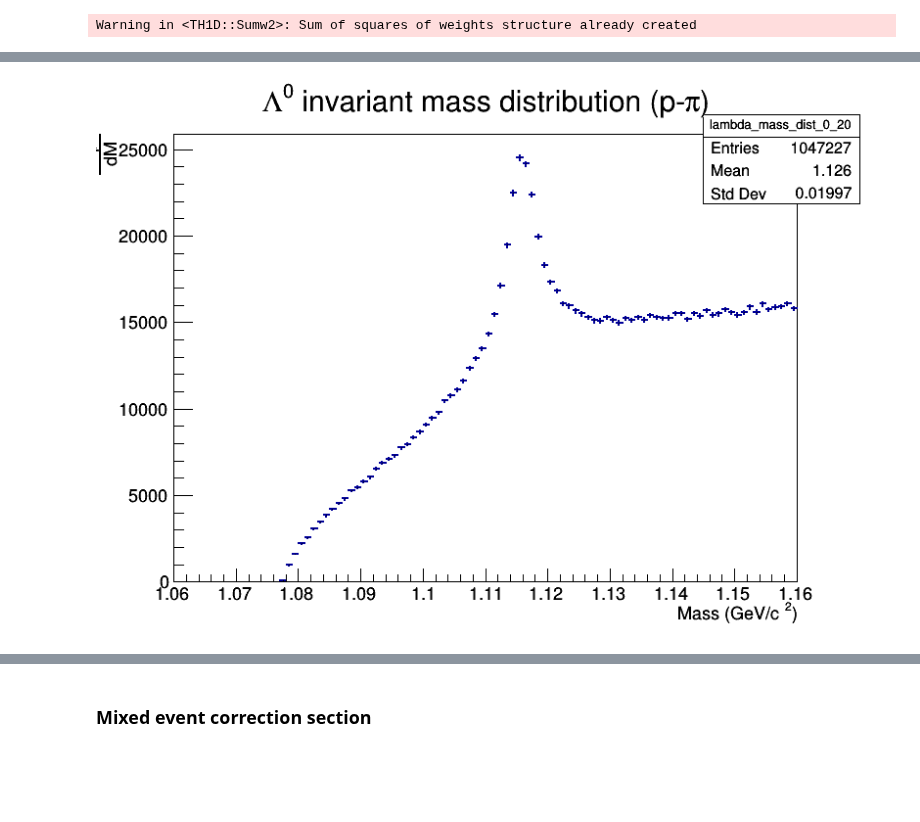
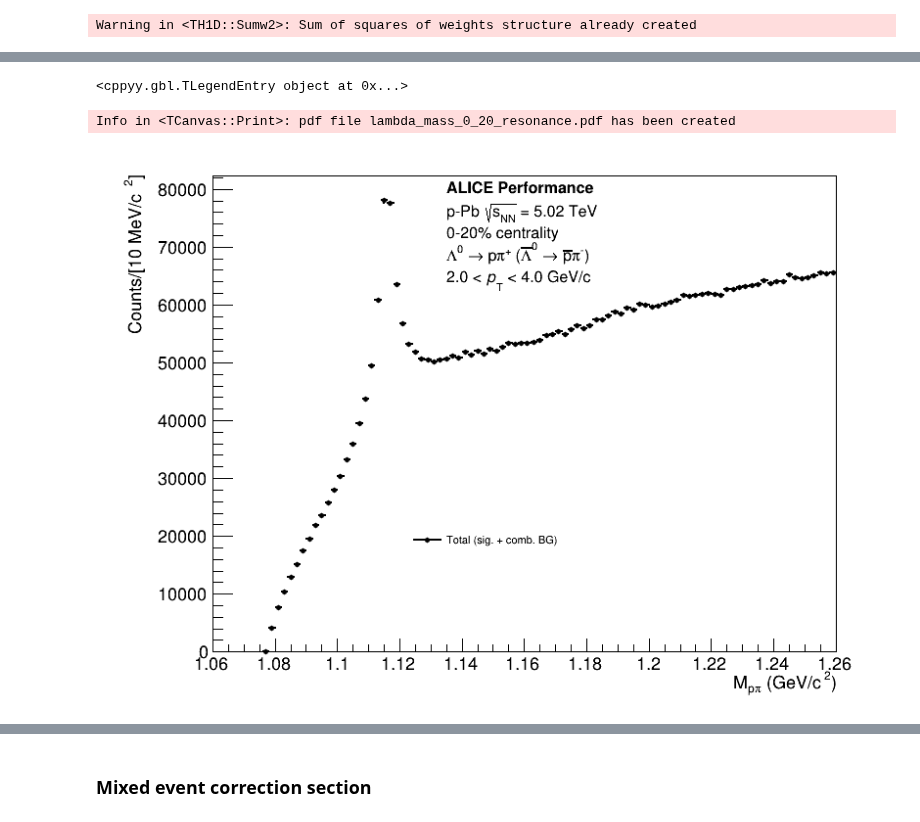
Before and after one commit to rhanniga/lambda-over-hadron, a Jupyter notebook: data/offline/full_offline_analysis.ipynb, the cells around one changed output, grey strips where cells are left out. Saved outputs shown, nothing was run; the diff lists cells and outputs as text; code cells hidden in the pictures; blank space fills up the shorter version.

```diff
--- a/data/offline/full_offline_analysis.ipynb
+++ b/data/offline/full_offline_analysis.ipynb
@@ -45,6 +49,6 @@ c = rt.TCanvas("main_canvas", "Main Canvas", 55, 55, 800, 600)
 # %% [markdown]
 # 0-20 setup
 # %%
-input_file_0_20 = rt.TFile("~/OneDrive/Research/Output/lambda-over-hadron/data/cent_0_20_v2.root")
+input_file_0_20 = rt.TFile("../online/res/res_correct_eff_cent_0_20.root")
 input_list_0_20 = input_file_0_20.Get("h-lambda")
 input_file_0_20.Close()
@@ -196,5 +239,49 @@ Warning in <TH1D::Sumw2>: Sum of squares of weights structure already created
+# %%
+mass_legend_0_20 = rt.TLegend(0.4, 0.2, 0.6, 0.4)
+mass_legend_0_20.SetTextSize(0.02)
+mass_legend_0_20.SetBorderSize(0)
+mass_legend_0_20.SetFillStyle(0)
+mass_legend_0_20.AddEntry(lambda_mass_dist_0_20, "Total (sig. + comb. BG)", "lp")
+# mass_legend_0_20.AddEntry(lambda_mass_ls_dist_0_20, "Like-sign p-#pi BG scaled to Total in RSB", "lp")
+# mass_legend_0_20.AddEntry(RSB_region, "RSB region: 1.20 < M_{p#pi} < 1.22", "f")
+# %% [output]
+<cppyy.gbl.TLegendEntry object at 0x...>
 # %%
 lambda_mass_dist_0_20.Draw()
+# lambda_mass_ls_dist_0_20.Draw("SAME")
+mass_legend_0_20.Draw("SAME")
+
+
+alice_data_label = rt.TLatex()
+alice_data_label.SetNDC()
+alice_data_label.SetTextSize(0.03)
+alice_data_label.SetTextAlign(13)
+alice_data_label.DrawLatex(0.45, 0.94, "ALICE Performance")
+alice_data_label.DrawLatex(0.45, 0.9, "#bf{p-Pb #sqrt{s_{NN}} = 5.02 TeV}")
+alice_data_label.DrawLatex(0.45, 0.86, "#bf{0-20% centrality}")
+alice_data_label.DrawLatex(0.45, 0.83, "#bf{#Lambda^{0} #rightarrow p#pi^{+} (#bar{#Lambda}^{0} #rightarrow #bar{p}#pi^{-})}")
+alice_data_label.DrawLatex(0.45, 0.78, "#bf{2.0 < #it{p}_{T} < 4.0 GeV/c}")
+
+
+# RSB_min_line = rt.TLine(RSB_MIN, 0, RSB_MIN, lambda_mass_dist_0_20.GetMaximum()*1.05)
+# RSB_min_line.SetLineColor(rt.kRed)
+# RSB_min_line.SetLineWidth(2)
+# RSB_min_line.SetLineStyle(2)
+# RSB_min_line.Draw("SAME")
+
+
+# RSB_max_line = rt.TLine(RSB_MAX, 0, RSB_MAX, lambda_mass_dist_0_20.GetMaximum()*1.05)
+# RSB_max_line.SetLineColor(rt.kRed)
+# RSB_max_line.SetLineWidth(2)
+# RSB_max_line.SetLineStyle(2)
+# RSB_max_line.Draw("SAME")
+
+
+# RSB_region.Draw()
+
+
 c.Draw()
+c.SaveAs("lambda_mass_0_20_resonance.pdf")
 # %% [output]
+Info in <TCanvas::Print>: pdf file lambda_mass_0_20_resonance.pdf has been created
-[figure, old version]
+[figure, new version]
```
Also changed, not shown: parts of 156 cells of this notebook, 3 other files.
